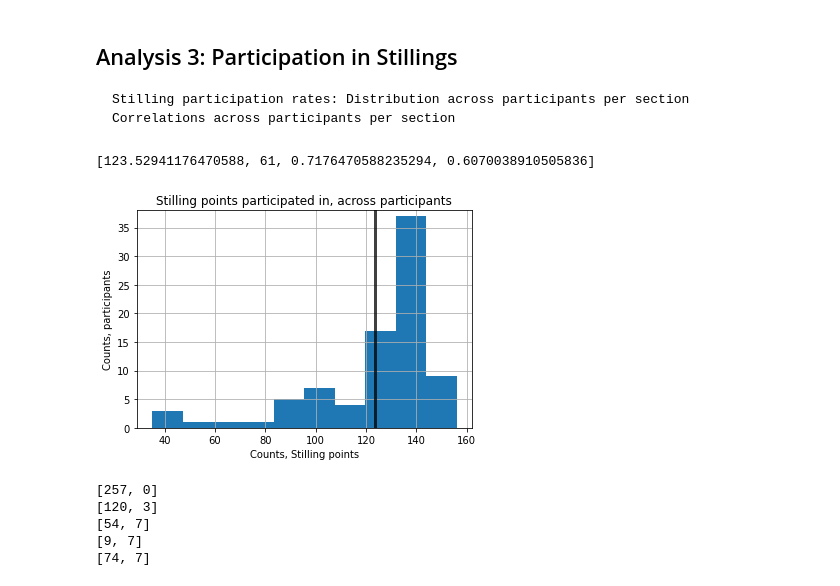
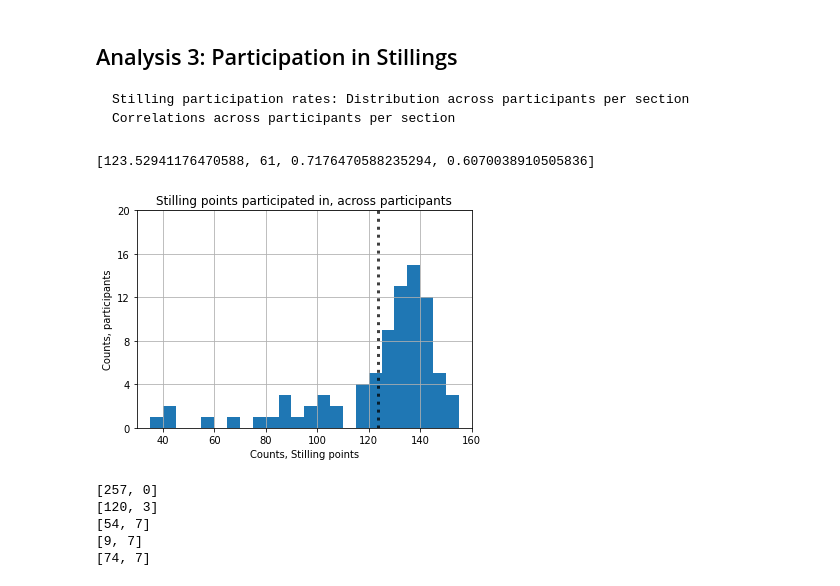
Before and after one commit to finn42/StillingResponse_CopenML, a Jupyter notebook: Stilling_Paperplots.ipynb, the cells around one changed output. Cells and saved outputs as stored; diff of their text form; code cells hidden in the pictures.

```diff
--- a/Stilling_Paperplots.ipynb
+++ b/Stilling_Paperplots.ipynb
@@ -289,3 +289,33 @@ ax1.grid()
 plt.show()
 # %% [output]
 [figure]
+# %%
+# adapting for grayscale
+seg_tag = 'Full_Concert'
+seg_start = Main_concert_times.iloc[5,0]
+seg_end = Main_concert_times.iloc[52,0]
+seg_df = aud_df.loc[seg_start:seg_end].copy()
+# seg_df = seg_df.fillna(0)
+
+fig, (ax1) = plt.subplots(1, 1,figsize = [14,5])
+
+chart = sns.heatmap(data=seg_df.transpose(), ax=ax1,vmin=0, vmax=0.4,cbar=False, cmap="YlGnBu",alpha=0.8)
+
+new_xticks = len(seg_df)*(Still_times.index - seg_start)/(seg_end-seg_start)
+for i in range(len(new_xticks)):
+    ax1.plot([new_xticks[i],new_xticks[i]],[86,90],'grey',linewidth = 1, alpha=0.5)
+ax1.set_ylim([90,0])
+ax1.set_title('Quantity of Motion for ' + seg_tag + ' with Stilling points')
+ax1.set_xlim([0,len(seg_df)])
+Music_xticks = len(seg_df)*(seg_times['Time_s'] - seg_start)/(seg_end-seg_start)
+ax1.set_xticks(Music_xticks,labels = seg_times.Time_s.round(1),ha="left")
+ax1.tick_params(axis='x',grid_color='k',labelrotation=-30,labelbottom=True,labeltop=False)
+ax1.set_xlabel('Concert Time (s)')
+
+axR = ax1.twiny()
+axR.set_xticks(Music_xticks,labels = seg_times.Event,ha="left")
+axR.tick_params(axis='x',grid_color='k',labelrotation=30,labelbottom=False,labeltop=True)
+axR.set_xlim([0,len(seg_df)])
+axR.grid()
+
+plt.show()
@@ -1218,24 +1431,26 @@ k_df=k_df.mask(k_df>=0, 0)
 k_df=k_df.mask(k_df<0, 1)
 # %%
 pc = k_df.sum(axis=0)
-pc.hist()
+pc.hist(bins=np.arange(35,160,5))
 # if participation was random, we expect the average participation rate would be 124
 thresh = k_df.sum().sum()/len(k_df.columns)
 print([thresh, (pc>thresh).sum(), (pc>thresh).sum()/len(pc), pc.max()/len(k_df)])
 
-plt.plot(thresh*np.array([1.0,1.0]),[0,40],'k',linewidth=3,alpha=0.75)
+plt.plot(thresh*np.array([1.0,1.0]),[0,40],':k',linewidth=3,alpha=0.75)
 plt.title('Stilling points participated in, across participants')
 plt.ylabel('Counts, participants')
 plt.xlabel('Counts, Stilling points')
-plt.ylim([0,38])
+plt.ylim([0,20])
+plt.xlim([30,160])
+plt.yticks(np.arange(0,21,4))
 plt.savefig('./plots/Stillings_Participation_Counts.png',dpi = 300)
 plt.savefig('./plots/Fig8_Stillings_Participation_Counts.pdf',bbox_inches = 'tight',dpi = 300)
 
 plt.show()
 # most more than half
 # %% [output]
 [123.52941176470588, 61, 0.7176470588235294, 0.6070038910505836]
-[figure, old version]
+[figure, new version]
 # %%
 co_stillings = pd.DataFrame(index = k_df.columns)
 
```
Also changed, not shown: parts of 26 cells of this notebook, 16 other files.
